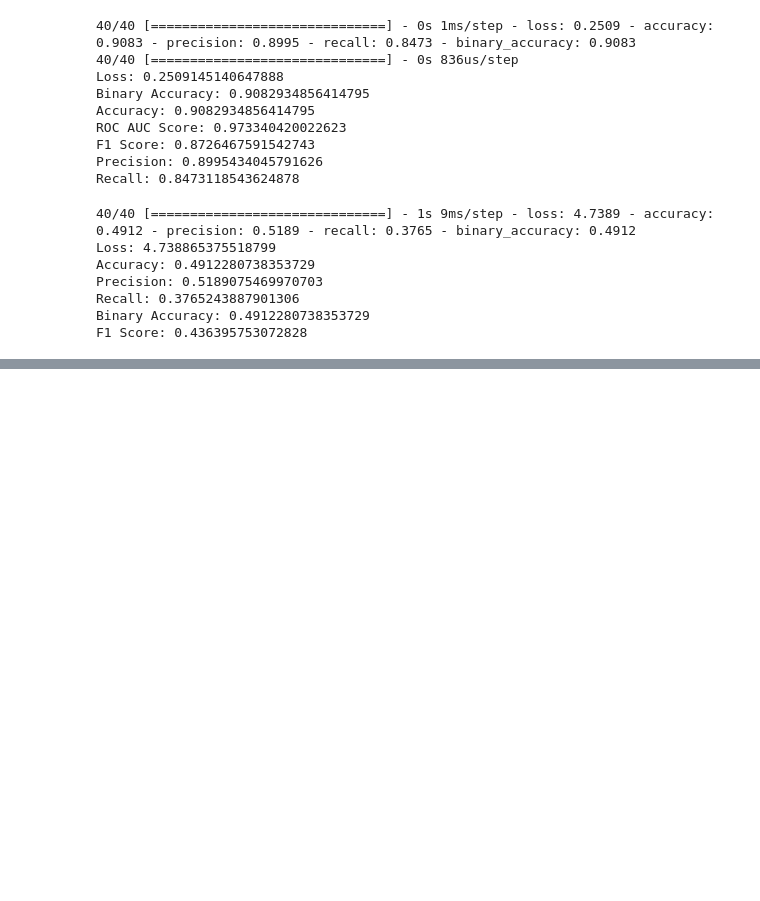
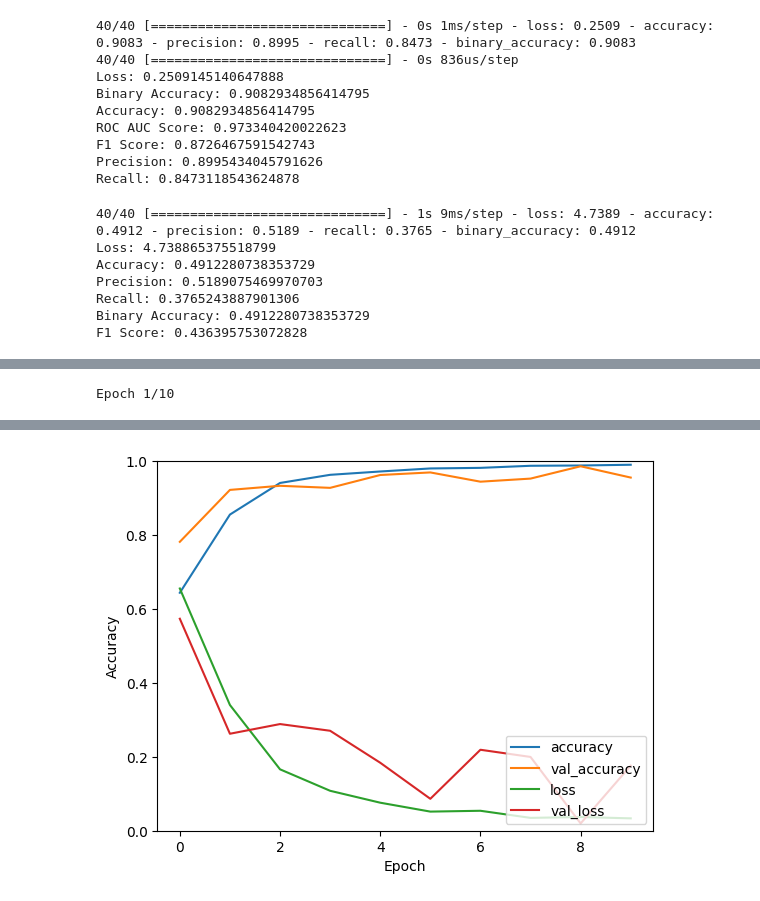
Before and after one commit to raaifhadadi/FYP, a Jupyter notebook: brugada_hb.ipynb, the cells around one changed output, grey strips where cells are left out. Drawn from its saved outputs; the diff is of its cells as text; code cells hidden in the pictures; blank space fills up the shorter version.

Commit message:
Train resnet for 1s window on Brugada dataset

```diff
--- a/brugada_hb.ipynb
+++ b/brugada_hb.ipynb
@@ -166,7 +166,7 @@ Y_HB = []
 Y_HB_text = []
 
 sampling_rate = 100
-window_size = sampling_rate
+window_size = int(sampling_rate * 0.5)
 
 get_text_label = lambda x: label_dict[x]
 
@@ -489,0 +597,21 @@ F1 Score: 0.436395753072828
+# %%
+# train model (resnet for 1s windowed data)
+
+batch_size = 64
+
+train_generator = augment_ecg_signal_batch(X_train, y_train, batch_size=batch_size)
+
+history = model2.fit(train_generator, epochs=10, batch_size=batch_size, validation_data=(X_val, y_val), steps_per_epoch=X_train.shape[0]//batch_size, verbose=1)
+
+# plot training history
+plt.plot(history.history['accuracy'], label='accuracy')
+plt.plot(history.history['val_accuracy'], label = 'val_accuracy')
+plt.plot(history.history['loss'], label = 'loss')
+plt.plot(history.history['val_loss'], label = 'val_loss')
+plt.xlabel('Epoch')
+plt.ylabel('Accuracy')
+plt.ylim([0, 1])
+plt.legend(loc='lower right')
+plt.show()
+# %% [output]
+Epoch 1/10
@@ -489,0 +643 @@ F1 Score: 0.436395753072828
+[figure, added]
```
Also changed, not shown: parts of 15 cells of this notebook.
